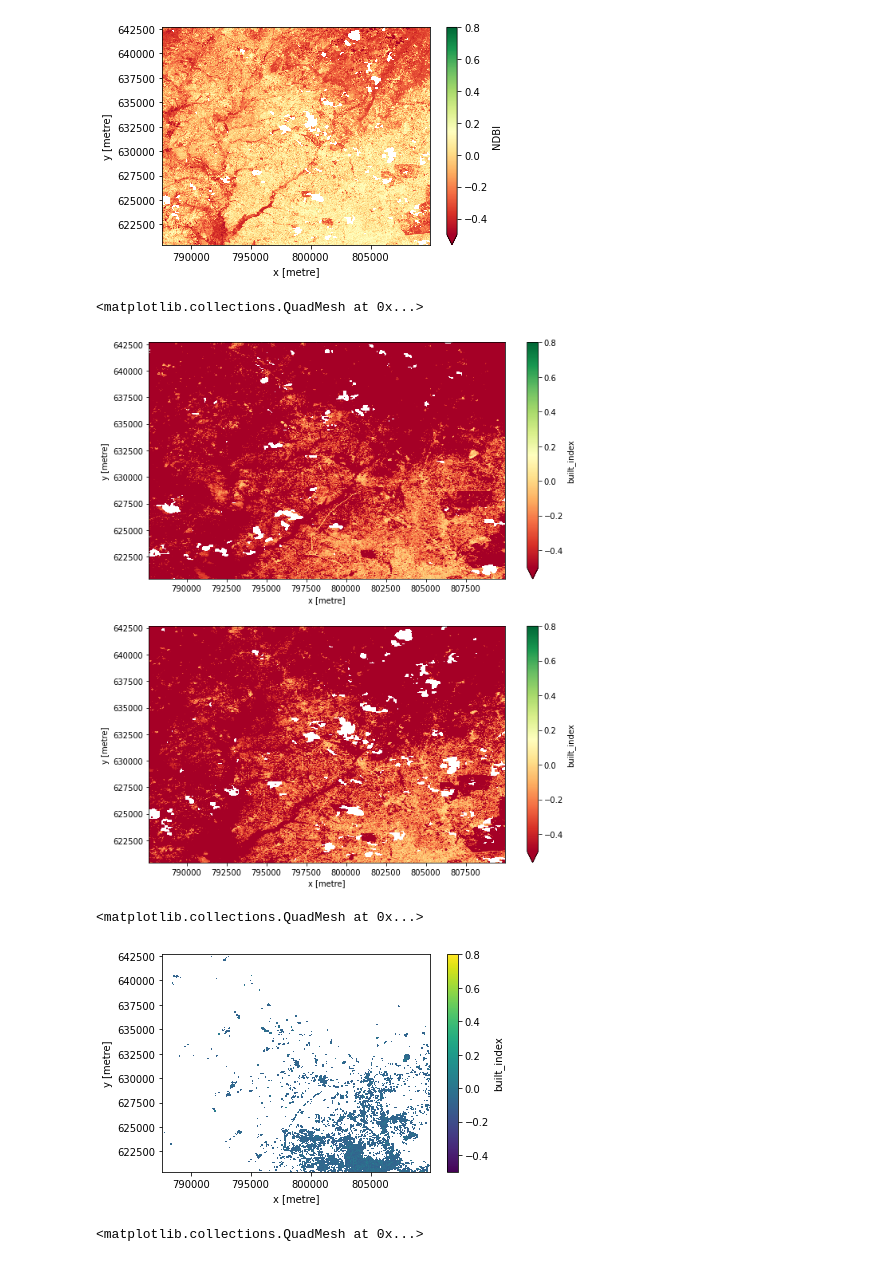
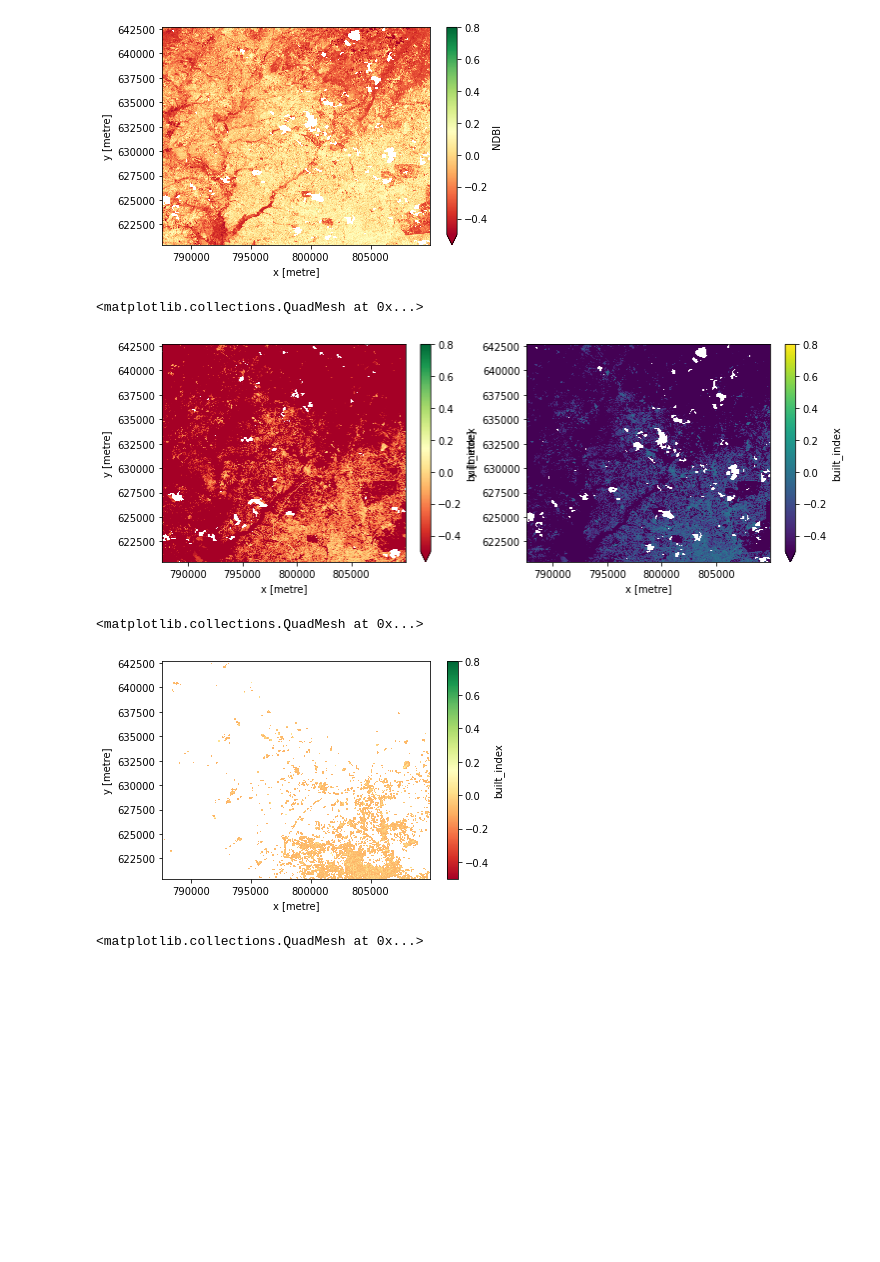
Before and after one commit to digitalearthafrica/deafrica-sandbox-notebooks, a Jupyter notebook: Frequently_used_code/DEA_urbanization.ipynb, the cells around one changed output. Drawn from its saved outputs; the diff is of its cells as text; code cells hidden in the pictures; blank space fills up the shorter version.

```diff
--- a/Frequently_used_code/DEA_urbanization.ipynb
+++ b/Frequently_used_code/DEA_urbanization.ipynb
@@ -165,23 +165,23 @@ ds_2019_geomedian.NDBI.plot(vmin=-0.50, vmax=0.8, cmap='RdYlGn')
 ds_2014_geomedian['built_index'] = ds_2014_geomedian.NDBI - ds_2014_geomedian.NDVI
 ds_2019_geomedian['built_index'] = ds_2019_geomedian.NDBI - ds_2019_geomedian.NDVI
 # %%
-fig = plt.figure(figsize=(10, 12))
-fig.add_subplot(211)
+fig = plt.figure(figsize=(12, 4))
+fig.add_subplot(121)
 ds_2014_geomedian.built_index.plot(vmin=-0.50, vmax=0.8, cmap='RdYlGn')
-fig.add_subplot(212)
-ds_2019_geomedian.built_index.plot(vmin=-0.50, vmax=0.8, cmap='RdYlGn')
+fig.add_subplot(122)
+ds_2019_geomedian.built_index.plot(vmin=-0.50, vmax=0.8, cmap='viridis')
 # %% [output]
 <matplotlib.collections.QuadMesh at 0x...>
-[figure, old version]
+[figure, new version]
 # %%
 #filter to get only the
 ds_2014_urban_area = ds_2014_geomedian.where(ds_2014_geomedian.built_index > -0.1)
 ds_2019_urban_area = ds_2019_geomedian.where(ds_2019_geomedian.built_index > -0.1)
 # %%
-ds_2014_urban_area.built_index.plot(vmin=-0.50, vmax=0.8, cmap='viridis')
+ds_2014_urban_area.built_index.plot(vmin=-0.50, vmax=0.8, cmap='RdYlGn')
 # %% [output]
 <matplotlib.collections.QuadMesh at 0x...>
-[figure, old version]
+[figure, new version]
 # %%
 ds_2019_urban_area.built_index.plot(vmin=-0.50, vmax=0.8, cmap='viridis')
 # %% [output]
```
Also changed, not shown: parts of 3 cells of this notebook.
